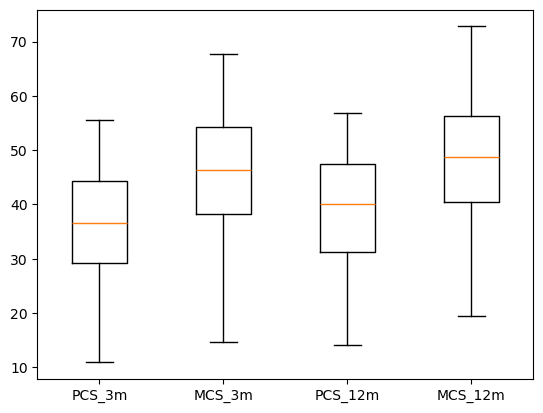
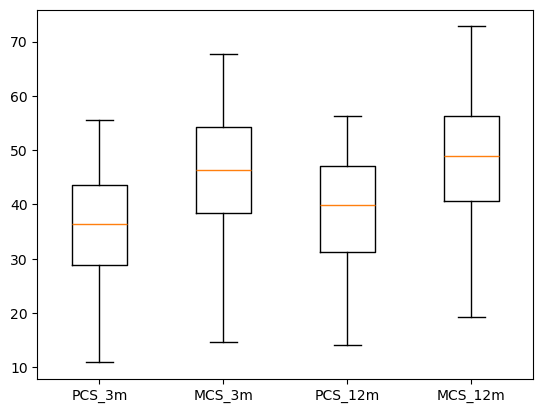
Unified diff of the notebook cell whose output changed from the first chart to the second:
--- before
+++ after
@@ -12,3 +12,4 @@
 plt.boxplot(data)
 plt.xticks([1,2,3,4], ["PCS_3m", "MCS_3m", "PCS_12m", "MCS_12m"])
+plt.savefig(r"results/boxplot.png", dpi=300, bbox_inches="tight")
 plt.show()

Commit: add text in read me